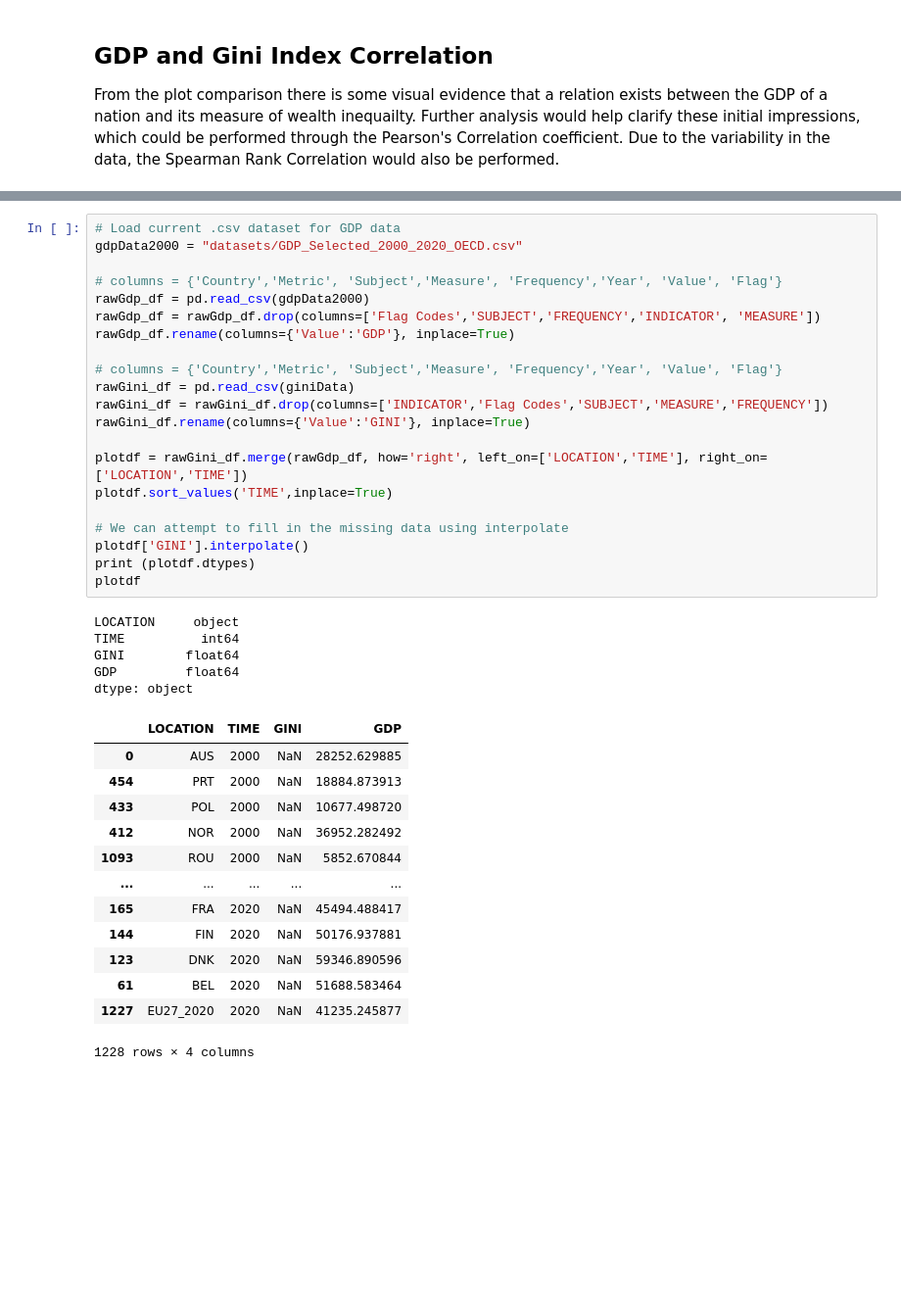
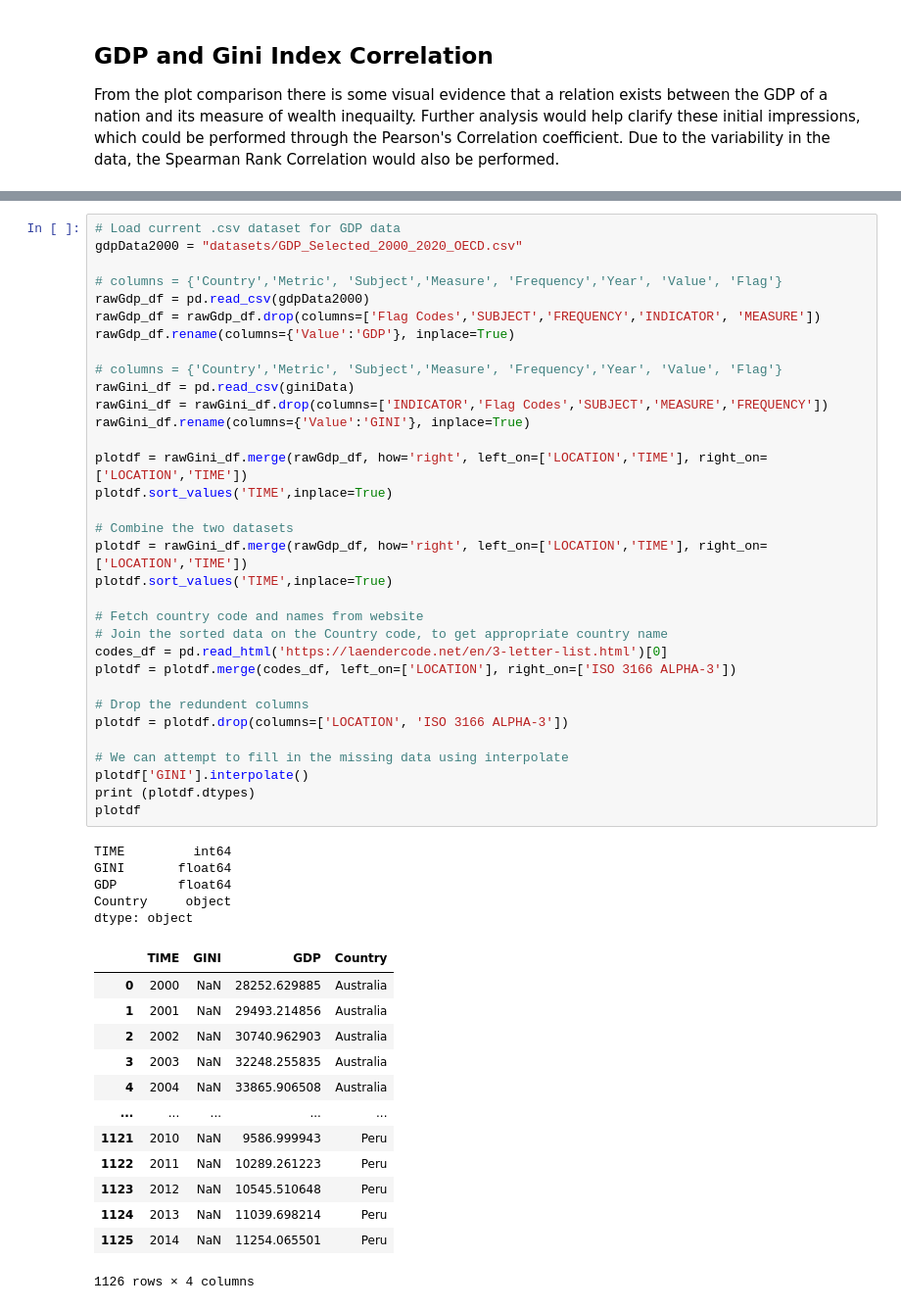
Before and after one commit to bradenbale/SYSC4906-Project, a Jupyter notebook: GiniIndex_GDP.ipynb, the cells around one changed output, grey strips where cells are left out. Shown at 98% size. Drawn from its saved outputs; the diff is of its cells as text; blank space fills up the shorter version.

```diff
--- a/GiniIndex_GDP.ipynb
+++ b/GiniIndex_GDP.ipynb
@@ -198,42 +202,54 @@ Note: Countries do not report the GINI Index every year so some years have less
 # %%
 # Load current .csv dataset for GDP data
 gdpData2000 = "datasets/GDP_Selected_2000_2020_OECD.csv"
 
 # columns = {'Country','Metric', 'Subject','Measure', 'Frequency','Year', 'Value', 'Flag'}
 rawGdp_df = pd.read_csv(gdpData2000)
 rawGdp_df = rawGdp_df.drop(columns=['Flag Codes','SUBJECT','FREQUENCY','INDICATOR', 'MEASURE'])
 rawGdp_df.rename(columns={'Value':'GDP'}, inplace=True)
 
 # columns = {'Country','Metric', 'Subject','Measure', 'Frequency','Year', 'Value', 'Flag'}
 rawGini_df = pd.read_csv(giniData)
 rawGini_df = rawGini_df.drop(columns=['INDICATOR','Flag Codes','SUBJECT','MEASURE','FREQUENCY'])
 rawGini_df.rename(columns={'Value':'GINI'}, inplace=True)
 
 plotdf = rawGini_df.merge(rawGdp_df, how='right', left_on=['LOCATION','TIME'], right_on=['LOCATION','TIME'])
 plotdf.sort_values('TIME',inplace=True)
 
+# Combine the two datasets
+plotdf = rawGini_df.merge(rawGdp_df, how='right', left_on=['LOCATION','TIME'], right_on=['LOCATION','TIME'])
+plotdf.sort_values('TIME',inplace=True)
+
+# Fetch country code and names from website
+# Join the sorted data on the Country code, to get appropriate country name
+codes_df = pd.read_html('https://laendercode.net/en/3-letter-list.html')[0]
+plotdf = plotdf.merge(codes_df, left_on=['LOCATION'], right_on=['ISO 3166 ALPHA-3'])
+
+# Drop the redundent columns
+plotdf = plotdf.drop(columns=['LOCATION', 'ISO 3166 ALPHA-3'])
+
 # We can attempt to fill in the missing data using interpolate
 plotdf['GINI'].interpolate()
 print (plotdf.dtypes)
 plotdf
 # %% [output]
-LOCATION     object
-TIME          int64
-GINI        float64
-GDP         float64
+TIME         int64
+GINI       float64
+GDP        float64
+Country     object
 dtype: object
-|  | LOCATION | TIME | GINI | GDP |
-| 0 | AUS | 2000 | NaN | 28252.629885 |
-| 454 | PRT | 2000 | NaN | 18884.873913 |
-| 433 | POL | 2000 | NaN | 10677.498720 |
-| 412 | NOR | 2000 | NaN | 36952.282492 |
-| 1093 | ROU | 2000 | NaN | 5852.670844 |
+|  | TIME | GINI | GDP | Country |
+| 0 | 2000 | NaN | 28252.629885 | Australia |
+| 1 | 2001 | NaN | 29493.214856 | Australia |
+| 2 | 2002 | NaN | 30740.962903 | Australia |
+| 3 | 2003 | NaN | 32248.255835 | Australia |
+| 4 | 2004 | NaN | 33865.906508 | Australia |
 | ... | ... | ... | ... | ... |
-| 165 | FRA | 2020 | NaN | 45494.488417 |
-| 144 | FIN | 2020 | NaN | 50176.937881 |
-| 123 | DNK | 2020 | NaN | 59346.890596 |
-| 61 | BEL | 2020 | NaN | 51688.583464 |
-| 1227 | EU27_2020 | 2020 | NaN | 41235.245877 |
+| 1121 | 2010 | NaN | 9586.999943 | Peru |
+| 1122 | 2011 | NaN | 10289.261223 | Peru |
+| 1123 | 2012 | NaN | 10545.510648 | Peru |
+| 1124 | 2013 | NaN | 11039.698214 | Peru |
+| 1125 | 2014 | NaN | 11254.065501 | Peru |
-1228 rows × 4 columns
+1126 rows × 4 columns
 # %%
 px.scatter(plotdf, x="GDP", y="GINI", animation_frame="TIME",
```
Also changed, not shown: parts of 9 cells of this notebook.
